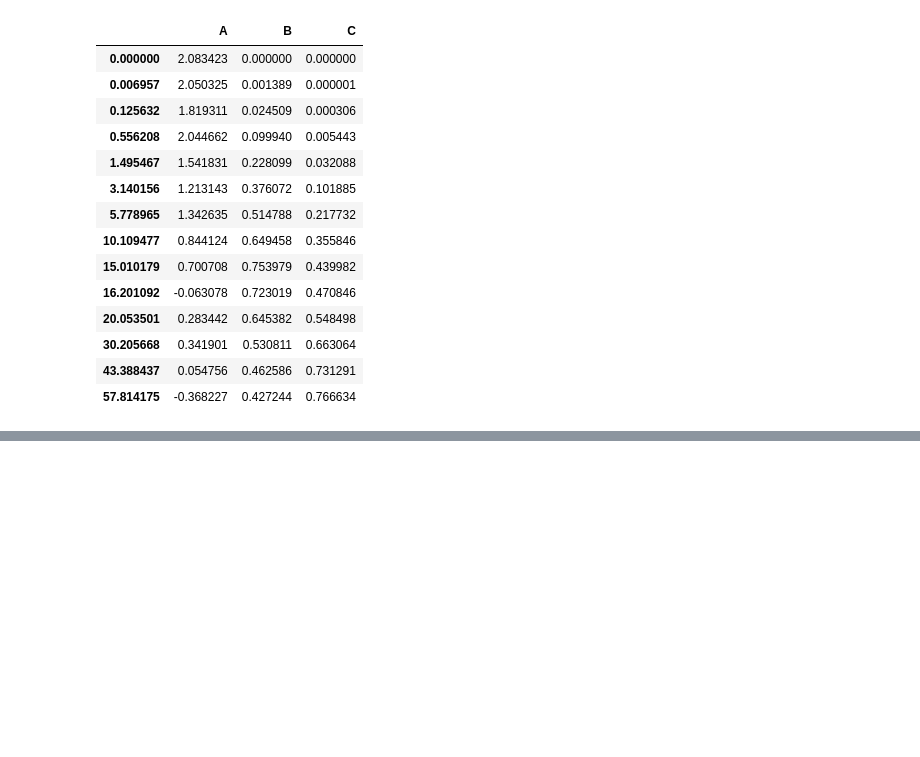
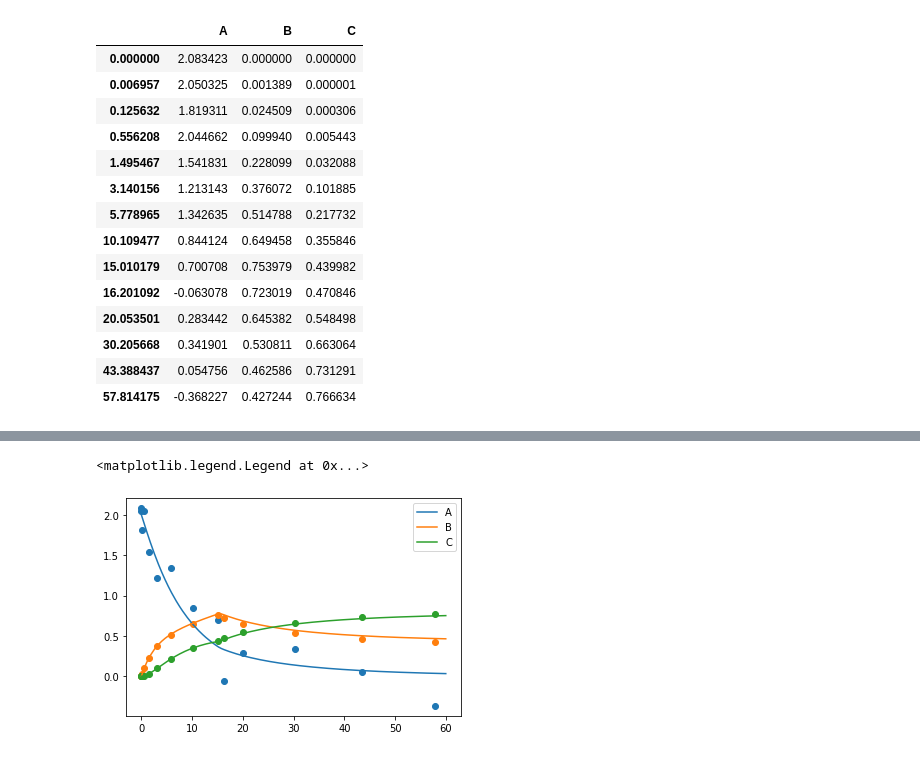
Before and after one commit to notesofdabbler/learn_kipet, a Jupyter notebook: kipet_examples/ABC_fedbatch_parmest.ipynb, the cells around one changed output, grey strips where cells are left out. Drawn from its saved outputs; the diff is of its cells as text; code cells hidden in the pictures; blank space fills up the shorter version.

```diff
--- a/kipet_examples/ABC_fedbatch_parmest.ipynb
+++ b/kipet_examples/ABC_fedbatch_parmest.ipynb
@@ -160,0 +166,9 @@ plt.plot(r1.results.X.index, r1.results.X['V'])
+# %%
+fig, ax = plt.subplots()
+for c in ['A', 'B', 'C']:
+    ax.plot(r1.results.Z.index, r1.results.Z[c], label = c)
+    ax.scatter(r1.datasets['C_data'].data.index, r1.datasets['C_data'].data[c])
+ax.legend()
+# %% [output]
+<matplotlib.legend.Legend at 0x...>
+[figure, added]
```
Also changed, not shown: parts of 5 cells of this notebook, 1 other file.
